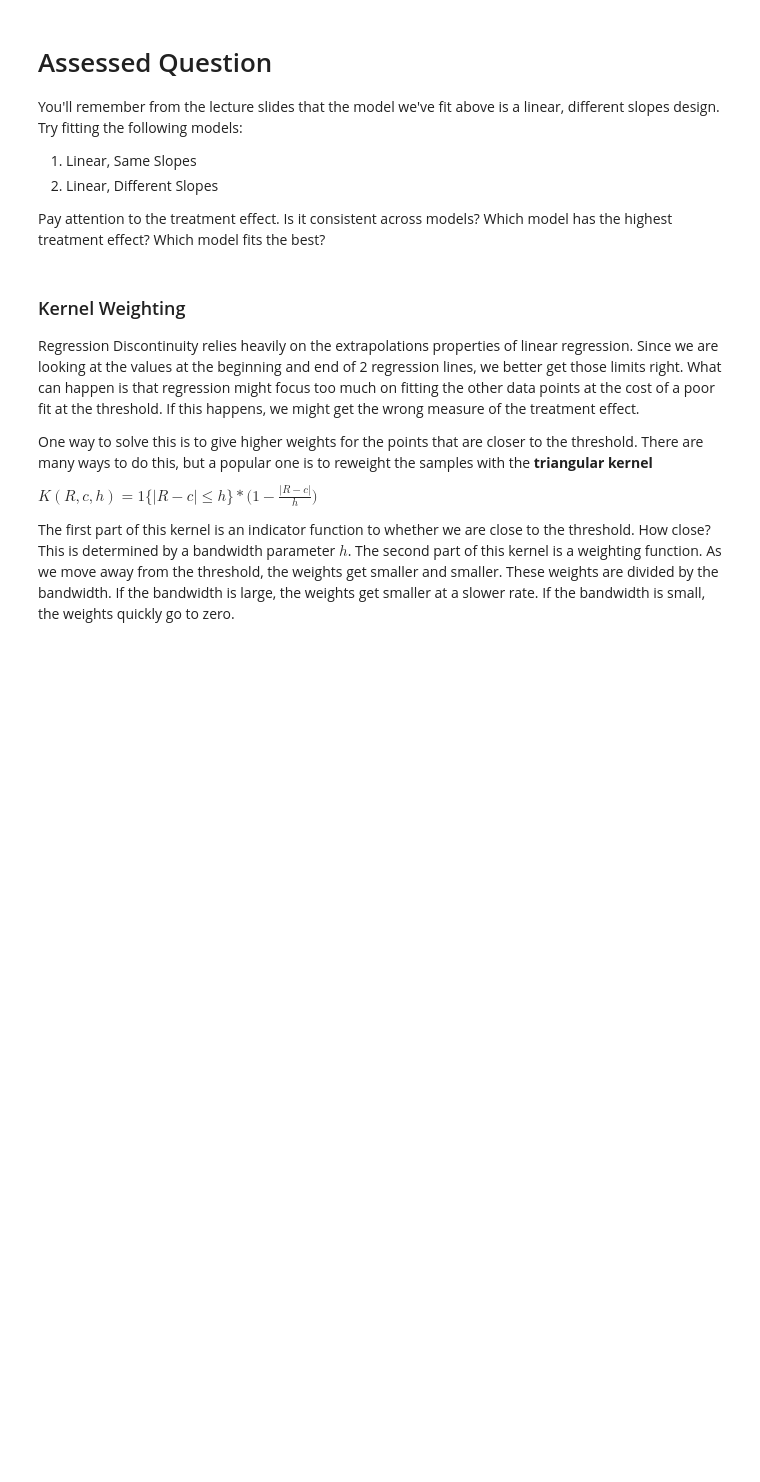
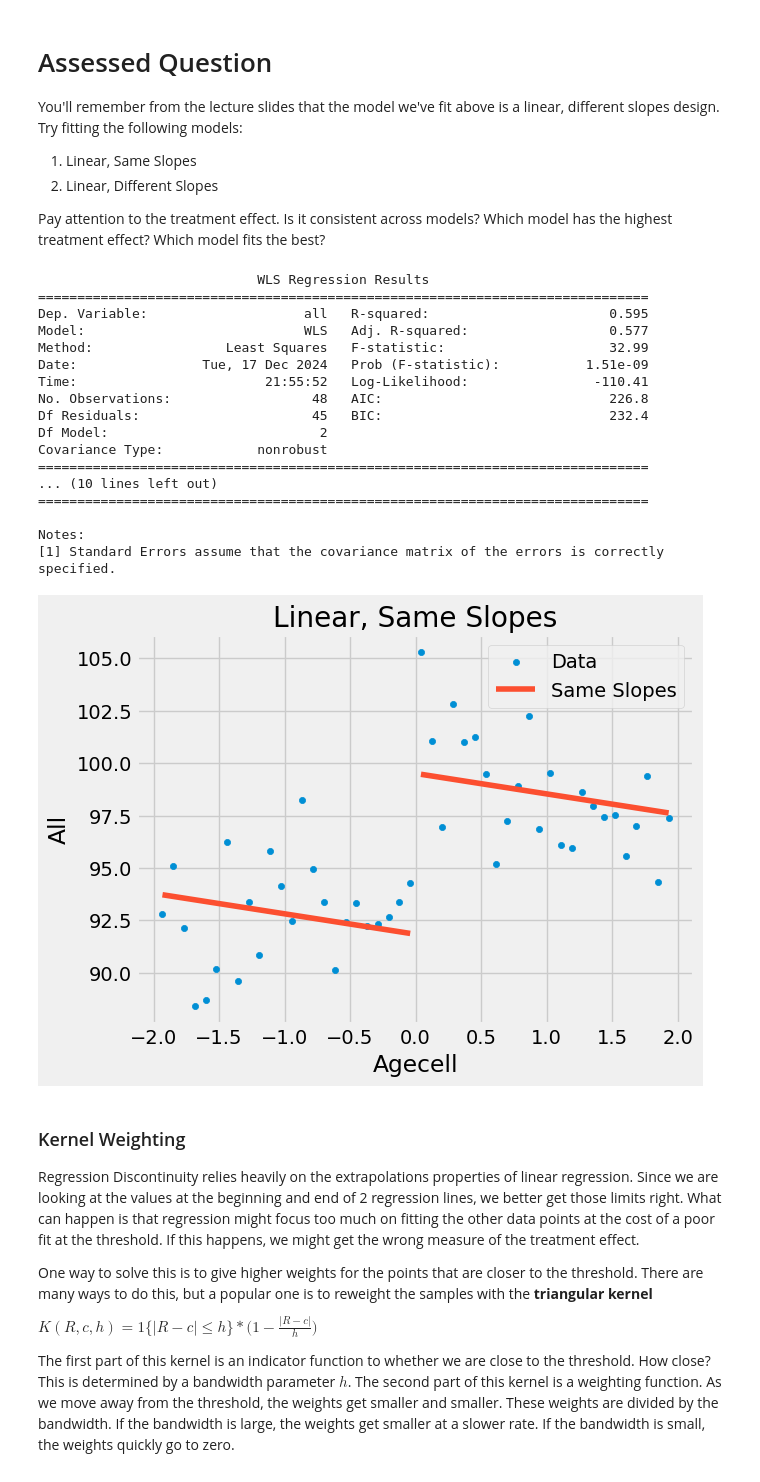
Before and after one commit to annagooding/QM2-2024, a Jupyter notebook: notebooks/W09. Regression Discontinuity.ipynb, the cells around one changed output. Cells and saved outputs as stored; diff of their text form; code cells hidden in the pictures; blank space fills up the shorter version.

```diff
--- a/notebooks/W09. Regression Discontinuity.ipynb
+++ b/notebooks/W09. Regression Discontinuity.ipynb
@@ -246,6 +238,41 @@ You'll remember from the lecture slides that the model we've fit above is a line
 2. Linear, Different Slopes
 
 Pay attention to the treatment effect. Is it consistent across models? Which model has the highest treatment effect? Which model fits the best?
+# %%
+#linear, same slopes
+
+rdd_df = drinking.assign(threshold=(drinking["agecell"] > 0).astype(int))
+model_same_slopes = smf.wls("all ~ agecell + threshold", rdd_df).fit()
+print(model_same_slopes.summary())
+
+ax = drinking.plot.scatter(x="agecell", y="all", color="C0", label="Data")
+drinking.assign(predictions=model_same_slopes.fittedvalues).plot(
+    x="agecell", y="predictions", ax=ax, color="C1", label="Same Slopes"
+)
+plt.title("Linear, Same Slopes")
+plt.xlabel("Agecell")
+plt.ylabel("All")
+plt.legend()
+plt.show()
+# %% [output]
+                            WLS Regression Results
+==============================================================================
+Dep. Variable:                    all   R-squared:                       0.595
+Model:                            WLS   Adj. R-squared:                  0.577
+Method:                 Least Squares   F-statistic:                     32.99
+Date:                Tue, 17 Dec 2024   Prob (F-statistic):           1.51e-09
+Time:                        21:55:52   Log-Likelihood:                -110.41
+No. Observations:                  48   AIC:                             226.8
+Df Residuals:                      45   BIC:                             232.4
+Df Model:                           2
+Covariance Type:            nonrobust
+==============================================================================
+... (10 lines left out)
+==============================================================================
+
+Notes:
+[1] Standard Errors assume that the covariance matrix of the errors is correctly specified.
+[figure, added]
 # %% [markdown]
 ### Kernel Weighting
 
```
Also changed, not shown: parts of 4 cells of this notebook.
